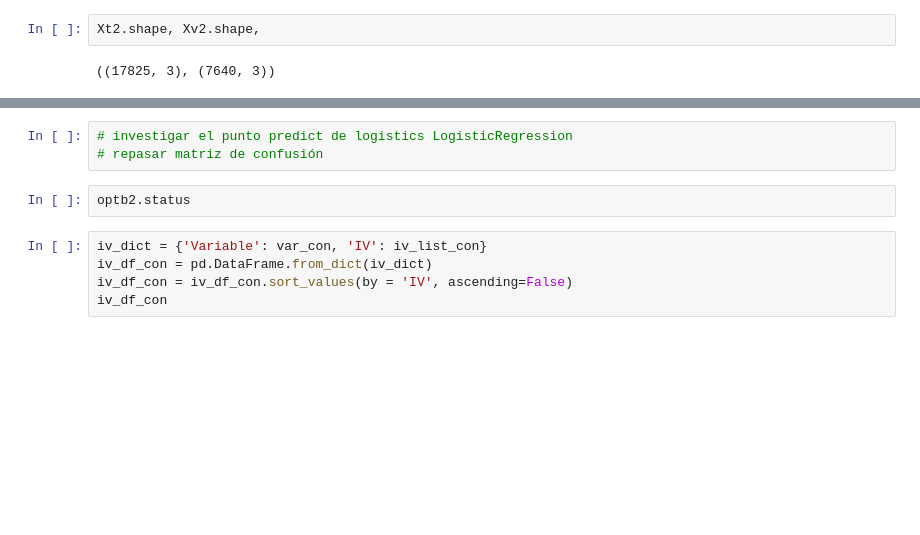
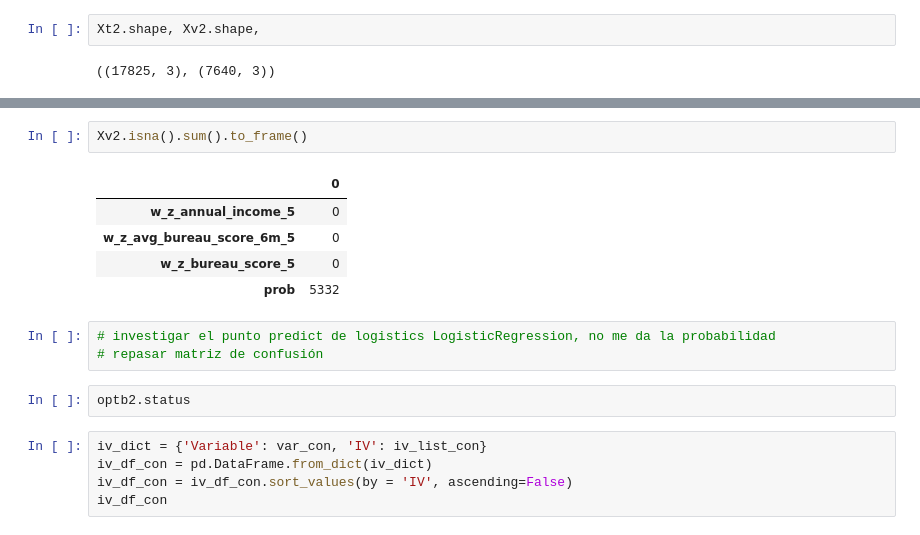
Before and after one commit to danpa26/CredRisk, a Jupyter notebook: one_yr_pd/one_year_pd.ipynb, the cells around one changed output, grey strips where cells are left out. Drawn from its saved outputs; the diff is of its cells as text; blank space fills up the shorter version.

```diff
--- a/one_yr_pd/one_year_pd.ipynb
+++ b/one_yr_pd/one_year_pd.ipynb
@@ -942,5 +949,13 @@ Xv2.head(50)
+# %%
+Xv2.isna().sum().to_frame()
+# %% [output]
+|  | 0 |
+| w_z_annual_income_5 | 0 |
+| w_z_avg_bureau_score_6m_5 | 0 |
+| w_z_bureau_score_5 | 0 |
+| prob | 5332 |
 # %%
-# investigar el punto predict de logistics LogisticRegression
+# investigar el punto predict de logistics LogisticRegression, no me da la probabilidad
 # repasar matriz de confusión
 # %%
 optb2.status
```
Also changed, not shown: parts of 11 cells of this notebook.
